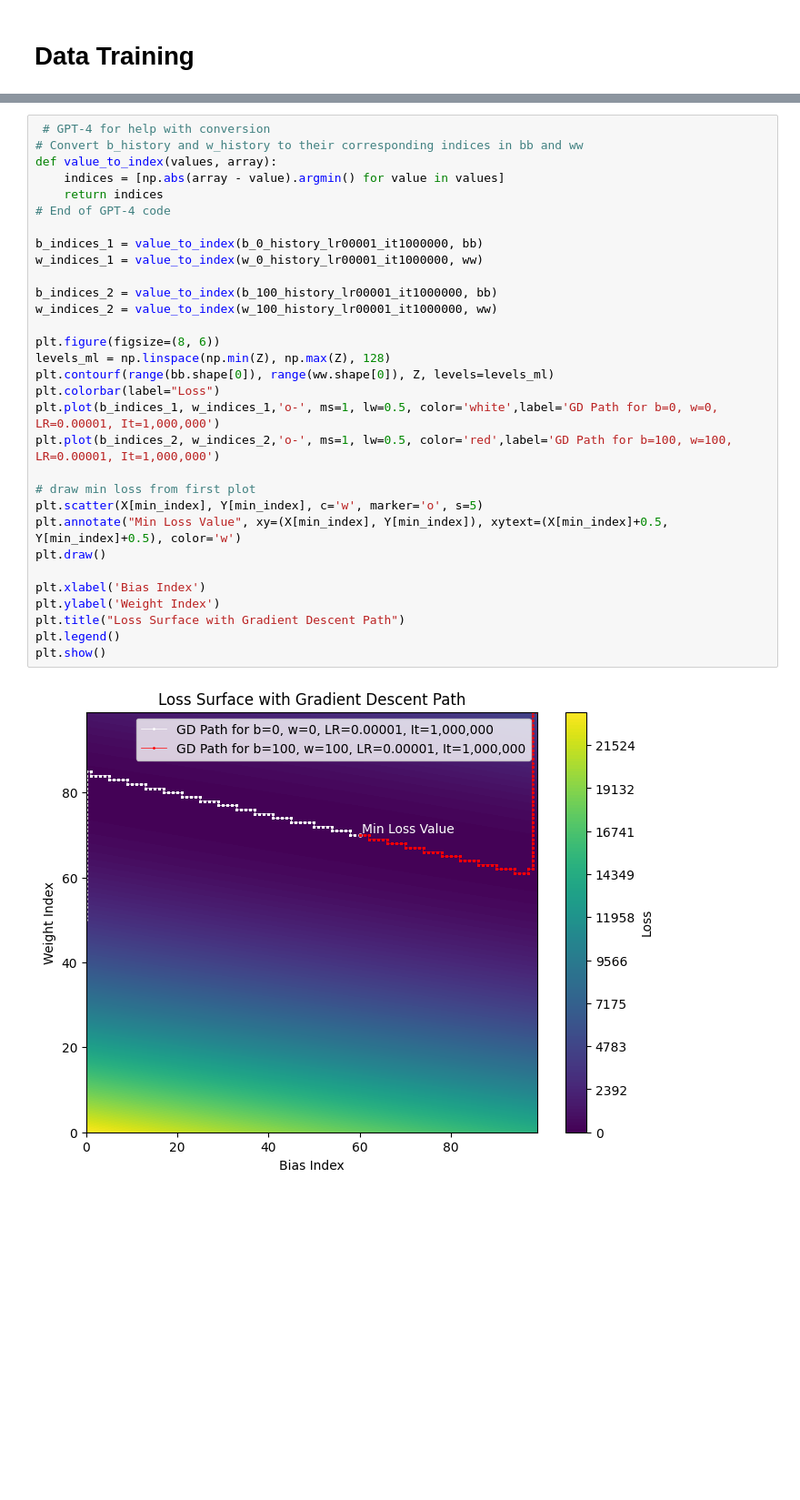
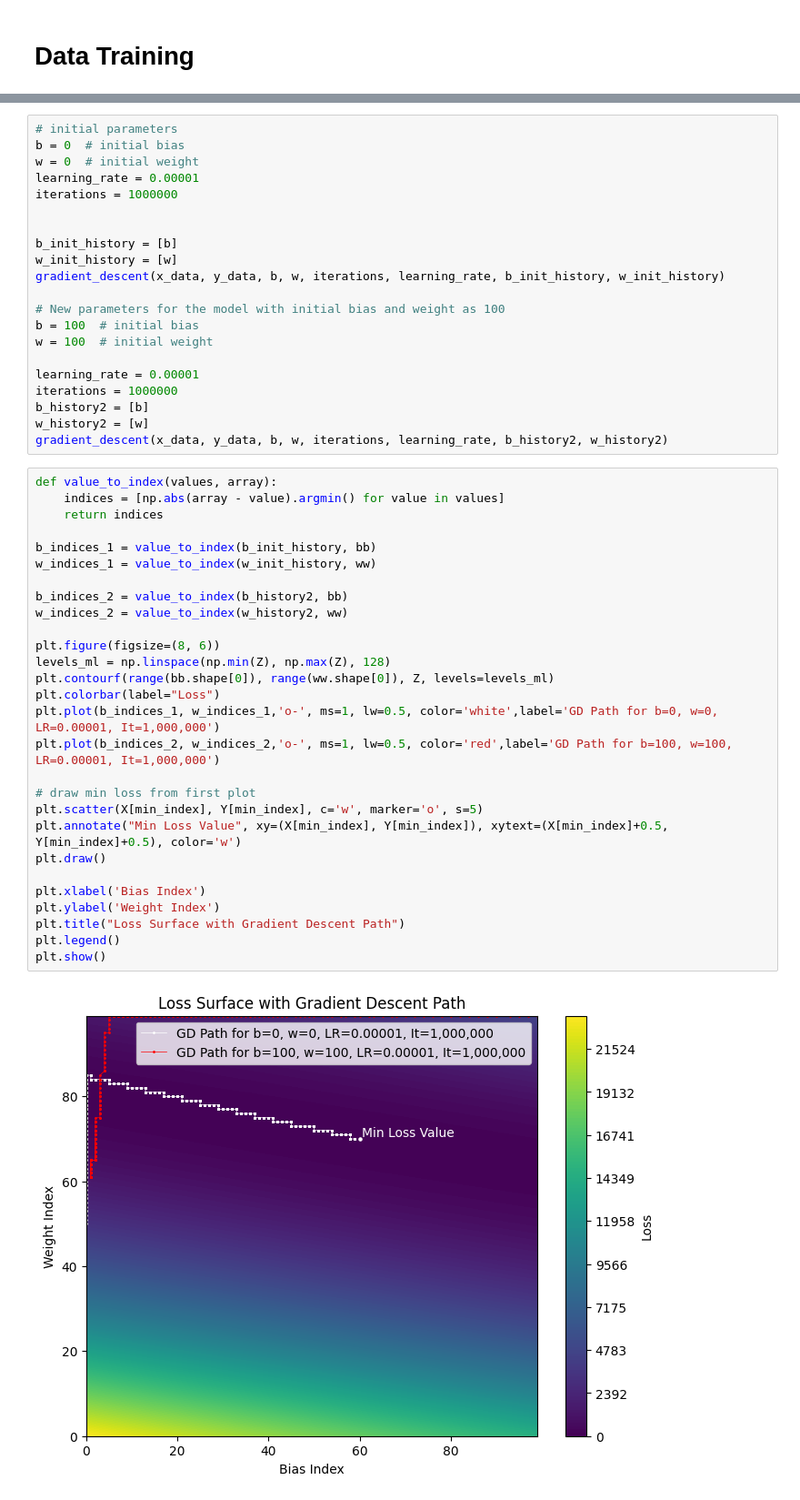
Before and after one commit to LingT03/MachineLearning, a Jupyter notebook: HW1LinReg+GraDes/Thang_Ling_Homework1_LinearRegression+GradientDescent.ipynb, the cells around one changed output, grey strips where cells are left out. Shown: that part at 91% size. Drawn from its saved outputs; the diff is of its cells as text; blank space fills up the shorter version.

```diff
--- a/HW1LinReg+GraDes/Thang_Ling_Homework1_LinearRegression+GradientDescent.ipynb
+++ b/HW1LinReg+GraDes/Thang_Ling_Homework1_LinearRegression+GradientDescent.ipynb
@@ -150,33 +83,51 @@ gradient_descent(x_data, y_data, b, w, iterations, learning_rate, b_100_history_
+# %%
+# initial parameters
+b = 0  # initial bias
+w = 0  # initial weight
+learning_rate = 0.00001
+iterations = 1000000
+
+
+b_init_history = [b]
+w_init_history = [w]
+gradient_descent(x_data, y_data, b, w, iterations, learning_rate, b_init_history, w_init_history)
+
+# New parameters for the model with initial bias and weight as 100
+b = 100  # initial bias
+w = 100  # initial weight
+
+learning_rate = 0.00001
+iterations = 1000000
+b_history2 = [b]
+w_history2 = [w]
+gradient_descent(x_data, y_data, b, w, iterations, learning_rate, b_history2, w_history2)
 # %%
- # GPT-4 for help with conversion
-# Convert b_history and w_history to their corresponding indices in bb and ww
 def value_to_index(values, array):
     indices = [np.abs(array - value).argmin() for value in values]
     return indices
-# End of GPT-4 code
 
-b_indices_1 = value_to_index(b_0_history_lr00001_it1000000, bb)
-w_indices_1 = value_to_index(w_0_history_lr00001_it1000000, ww)
+b_indices_1 = value_to_index(b_init_history, bb)
+w_indices_1 = value_to_index(w_init_history, ww)
 
-b_indices_2 = value_to_index(b_100_history_lr00001_it1000000, bb)
-w_indices_2 = value_to_index(w_100_history_lr00001_it1000000, ww)
+b_indices_2 = value_to_index(b_history2, bb)
+w_indices_2 = value_to_index(w_history2, ww)
 
 plt.figure(figsize=(8, 6))
 levels_ml = np.linspace(np.min(Z), np.max(Z), 128)
 plt.contourf(range(bb.shape[0]), range(ww.shape[0]), Z, levels=levels_ml)
 plt.colorbar(label="Loss")
 plt.plot(b_indices_1, w_indices_1,'o-', ms=1, lw=0.5, color='white',label='GD Path for b=0, w=0, LR=0.00001, It=1,000,000')
 plt.plot(b_indices_2, w_indices_2,'o-', ms=1, lw=0.5, color='red',label='GD Path for b=100, w=100, LR=0.00001, It=1,000,000')
 
 # draw min loss from first plot
 plt.scatter(X[min_index], Y[min_index], c='w', marker='o', s=5)
 plt.annotate("Min Loss Value", xy=(X[min_index], Y[min_index]), xytext=(X[min_index]+0.5, Y[min_index]+0.5), color='w')
 plt.draw()
 
 plt.xlabel('Bias Index')
 plt.ylabel('Weight Index')
 plt.title("Loss Surface with Gradient Descent Path")
 plt.legend()
 plt.show()
 # %% [output]
-[figure, old version]
+[figure, new version]
```
Also changed, not shown: parts of 8 cells of this notebook, 2 other files.
